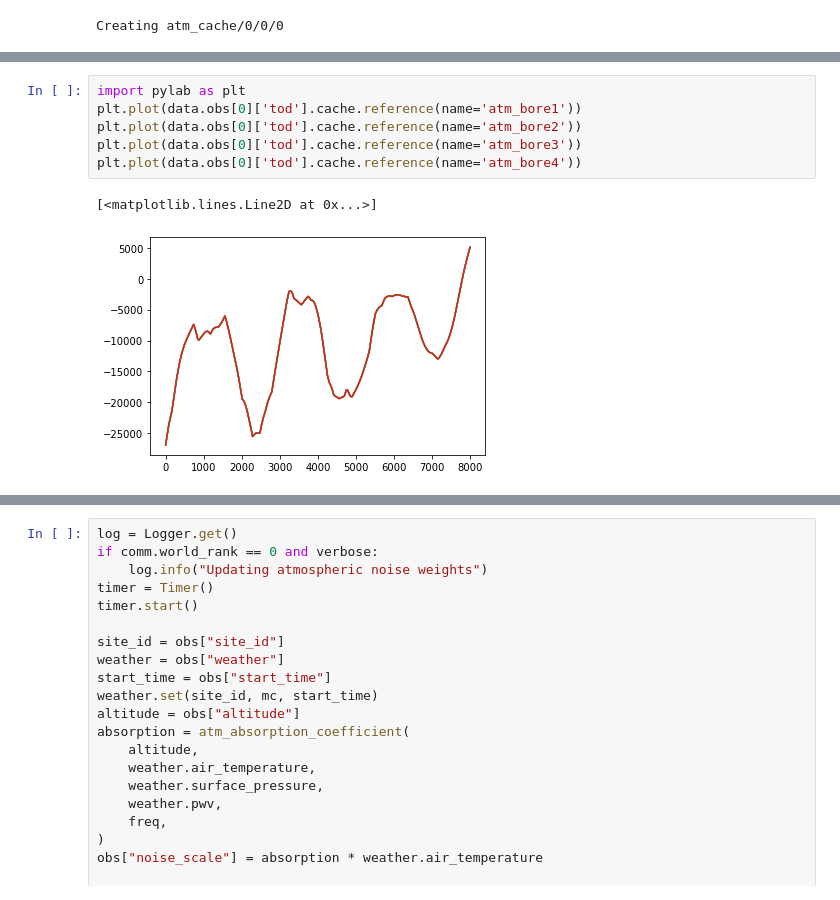
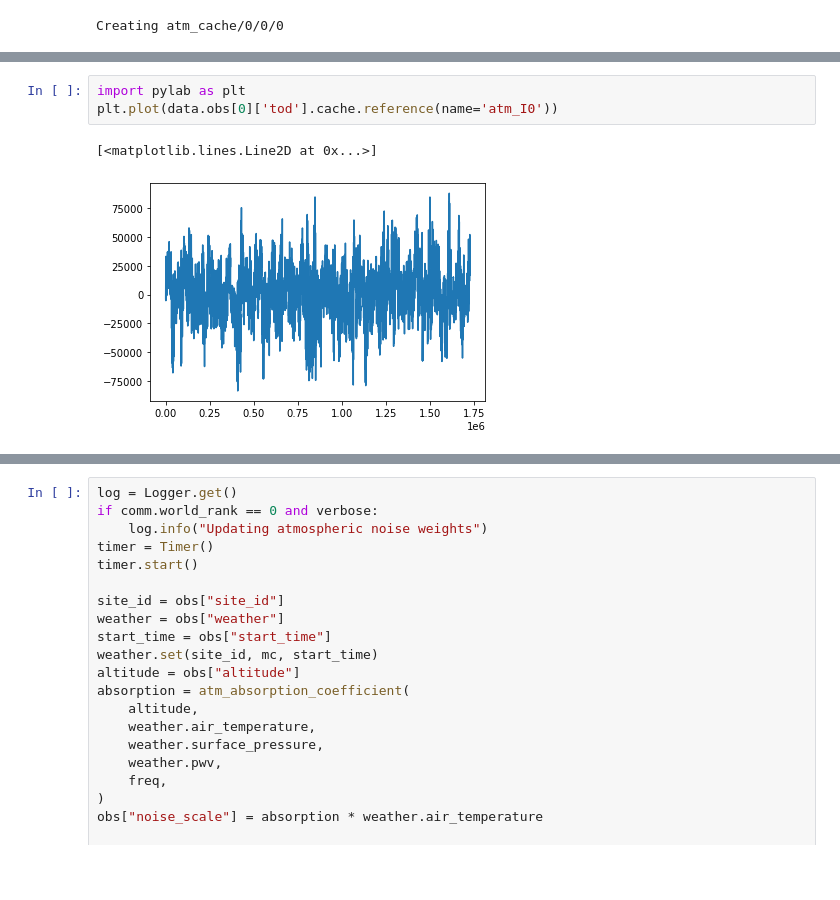
Before and after one commit to cmbgroundbased/cal, a Jupyter notebook: cookbook/Atmospheric_simulation_TOD.ipynb, the cells around one changed output, grey strips where cells are left out. Cells and saved outputs as stored; diff of their text form; blank space fills up the shorter version.

```diff
--- a/cookbook/Atmospheric_simulation_TOD.ipynb
+++ b/cookbook/Atmospheric_simulation_TOD.ipynb
@@ -385,12 +366,9 @@ hp.graticule(alpha=0.4)
-# %%
-import pylab as plt
-plt.plot(data.obs[0]['tod'].cache.reference(name='atm_bore1'))
-plt.plot(data.obs[0]['tod'].cache.reference(name='atm_bore2'))
-plt.plot(data.obs[0]['tod'].cache.reference(name='atm_bore3'))
-plt.plot(data.obs[0]['tod'].cache.reference(name='atm_bore4'))
-# %% [output]
-[<matplotlib.lines.Line2D at 0x...>]
-[figure, removed]
+# %%
+import pylab as plt
+plt.plot(data.obs[0]['tod'].cache.reference(name='atm_I0'))
+# %% [output]
+[<matplotlib.lines.Line2D at 0x...>]
+[figure, added]
 # %%
 obs
 # %% [output]
```
Also changed, not shown: parts of 21 cells of this notebook, 3 other files.
